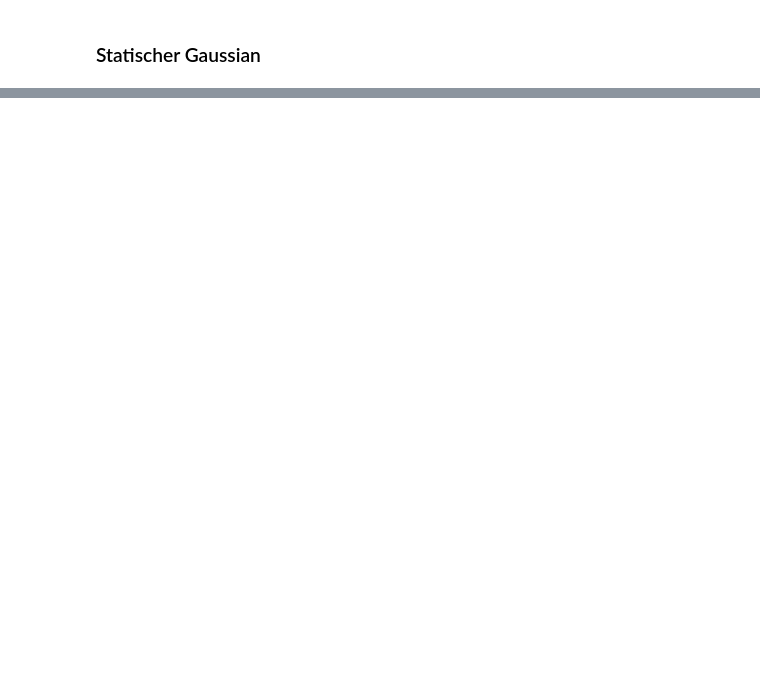
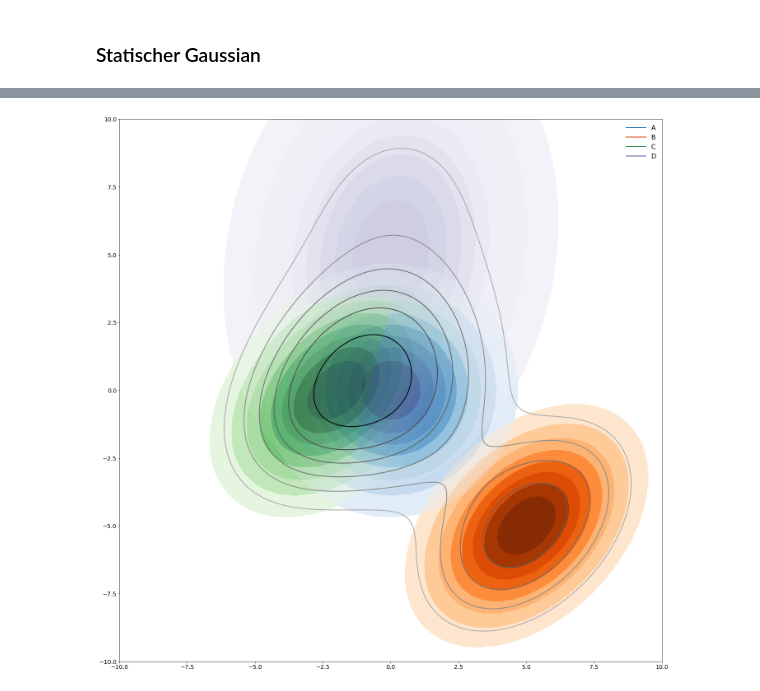
Before and after one commit to asver12/contour-maps-visualization, a Jupyter notebook: examples/RowPlot.ipynb, the cells around one changed output, grey strips where cells are left out. Cells and saved outputs as stored; diff of their text form; code cells hidden in the pictures; blank space fills up the shorter version.

```diff
--- a/examples/RowPlot.ipynb
+++ b/examples/RowPlot.ipynb
@@ -78,0 +93,6 @@ picture_grid.plot_images(images_2[:2], gaussians_2[:2])
+# %%
+picture_plot.plot_images(gaussians_example[23:24], contours=True, contour_lines=True)
+plt.tight_layout()
+plt.savefig("joint_plot.png")
+# %% [output]
+[figure, added]
```
Also changed, not shown: parts of 16 cells of this notebook, 11 other files.
